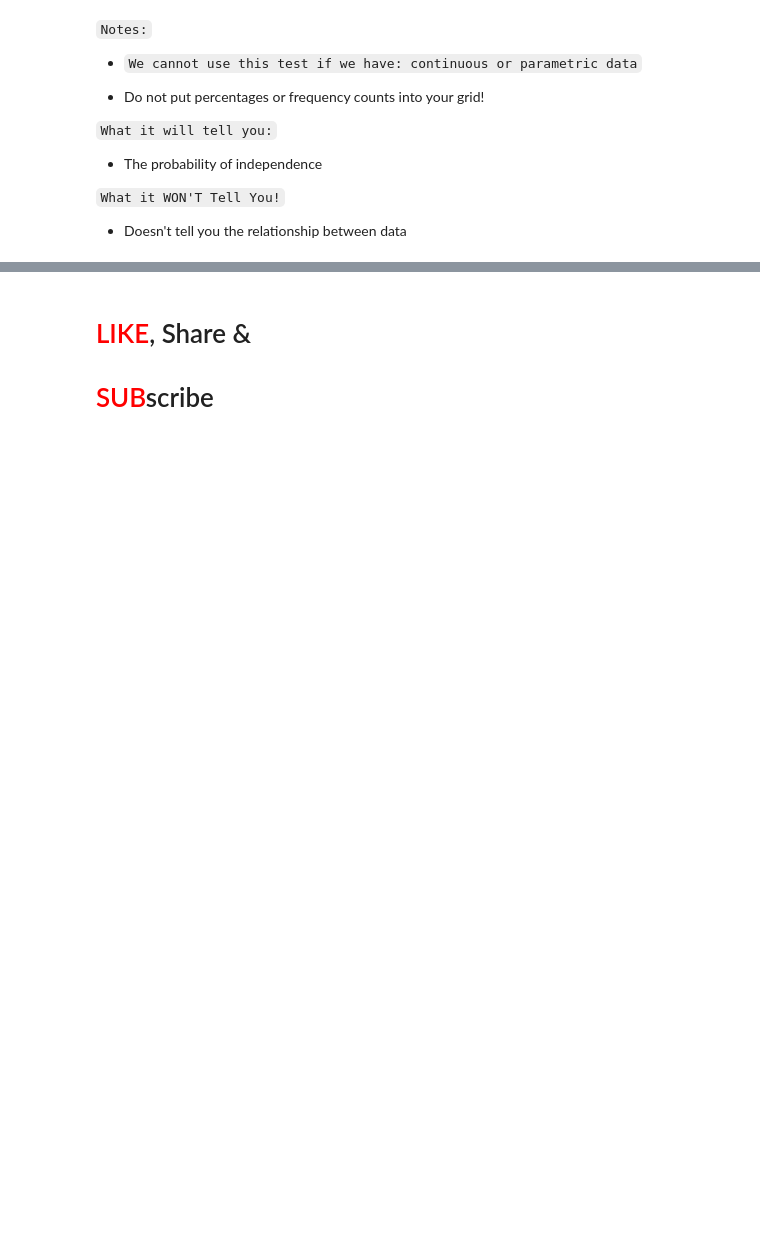
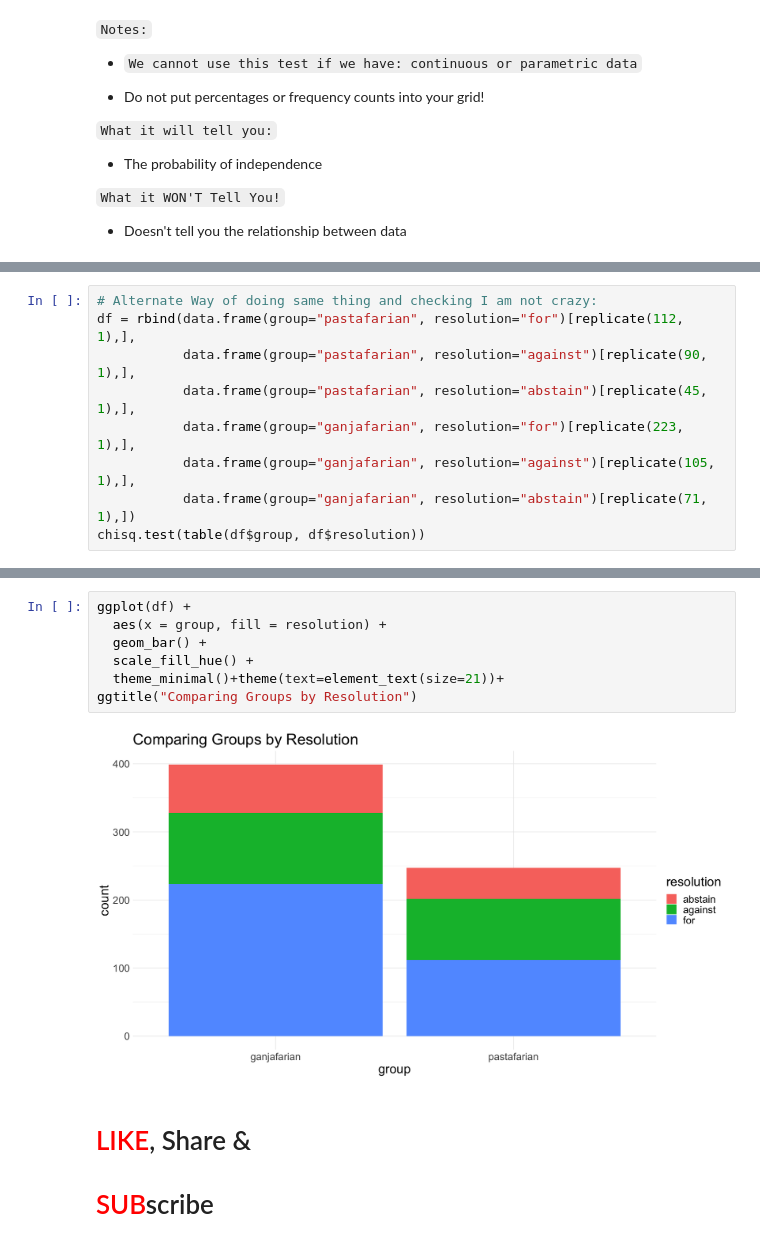
Before and after one commit to MrFuguDataScience/MLE_Basics_N_Stats, a Jupyter notebook: Chi_sq_distr.ipynb, the cells around one changed output, grey strips where cells are left out. Drawn from its saved outputs; the diff is of its cells as text; blank space fills up the shorter version.

```diff
--- a/Chi_sq_distr.ipynb
+++ b/Chi_sq_distr.ipynb
@@ -245,0 +477,9 @@ round(sd(fake_dta),digits=3)
+# %%
+# Alternate Way of doing same thing and checking I am not crazy:
+df = rbind(data.frame(group="pastafarian", resolution="for")[replicate(112, 1),],
+           data.frame(group="pastafarian", resolution="against")[replicate(90, 1),],
+           data.frame(group="pastafarian", resolution="abstain")[replicate(45, 1),],
+           data.frame(group="ganjafarian", resolution="for")[replicate(223, 1),],
+           data.frame(group="ganjafarian", resolution="against")[replicate(105, 1),],
+           data.frame(group="ganjafarian", resolution="abstain")[replicate(71, 1),])
+chisq.test(table(df$group, df$resolution))
@@ -246,3 +503,12 @@ round(sd(fake_dta),digits=3)
+# %%
+ggplot(df) +
+  aes(x = group, fill = resolution) +
+  geom_bar() +
+  scale_fill_hue() +
+  theme_minimal()+theme(text=element_text(size=21))+
+ggtitle("Comparing Groups by Resolution")
+# %% [output]
+[figure, added]
 # %% [markdown]
 # <font color=red>LIKE</font>, Share &
 
```
Also changed, not shown: parts of 32 cells of this notebook.
